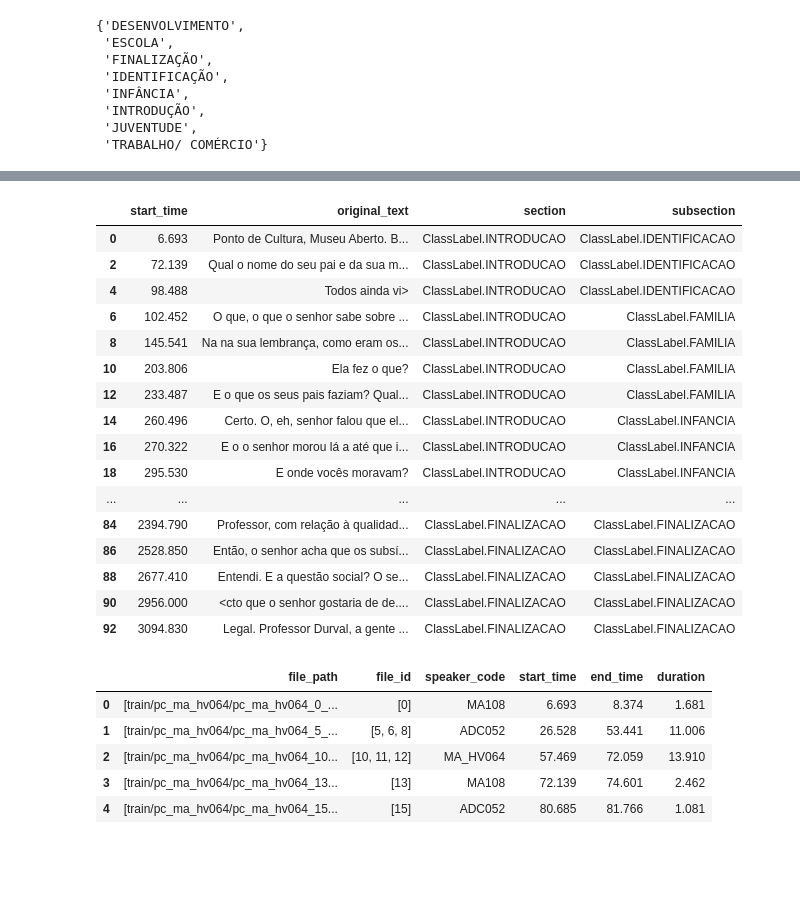
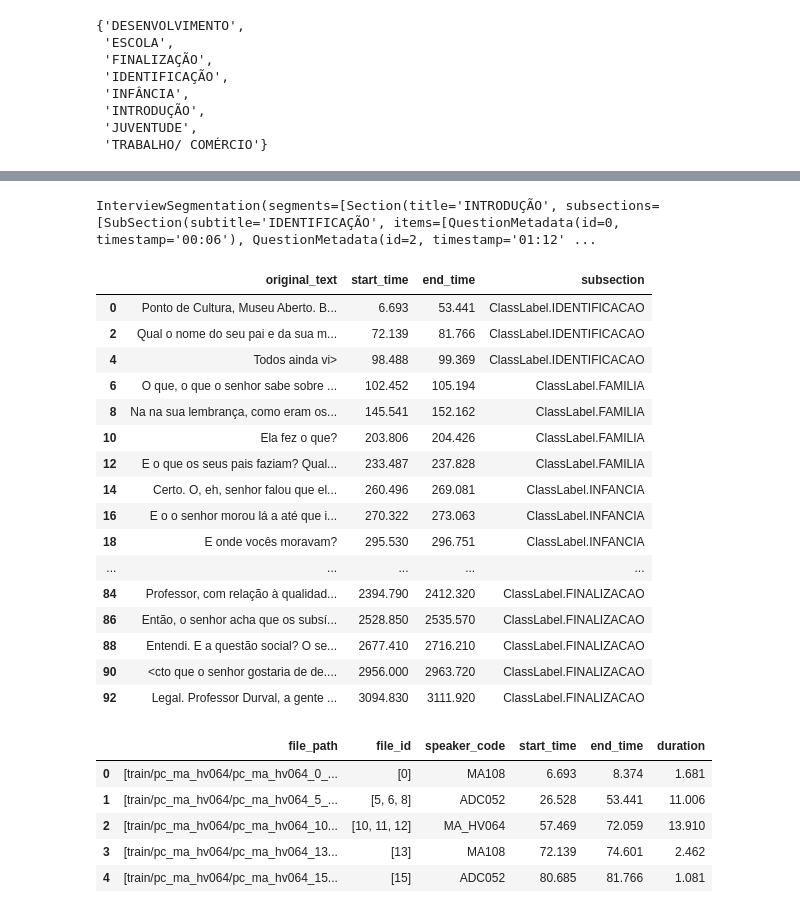
Before and after one commit to antonioMoreira/my-masters-degree, a Jupyter notebook: notebooks/mupe-dataset.ipynb, the cells around one changed output, grey strips where cells are left out. Saved outputs shown, nothing was run; the diff lists cells and outputs as text; code cells hidden in the pictures; blank space fills up the shorter version.

```diff
--- a/notebooks/mupe-dataset.ipynb
+++ b/notebooks/mupe-dataset.ipynb
@@ -447,5 +436,12 @@ questions_parsed = split_interview("\n".join(questions))
 # %%
-def split_interview_questions(questions:str) -> InterviewSegmentation | None:
+def split_interview_questions(sample_df: pd.DataFrame, interview_code:str) -> InterviewSegmentation | None:
+    questions_list = []
+    questions_df = sample_df[sample_df["speaker_code"] == interview_code][["original_text", "start_time"]]
+
+    assert not questions_df.empty, f"No questions found for interview_code={interview_code}"
+
+    for row in questions_df.itertuples():
+        questions_list.append(f"{row.Index} - {int(row.start_time//60):02d}:{int(row.start_time%60):02d} - {row.original_text}")
 
     #TODO should move the content locally?
     with open("./roteiro_entrevista.md", "r") as f:
@@ -466,7 +462,7 @@ def split_interview_questions(questions:str) -> InterviewSegmentation | None:
     {roteiro_entrevista_md}
 
     TRANSCRIÇÃO PARA SEGMENTAR:
-    {questions}
+    {"\n".join(questions_list)}
     """
 
     client = genai.Client(
@@ -499,7 +495,7 @@ def split_interview_questions(questions:str) -> InterviewSegmentation | None:
             types.SafetySetting(
                 category=types.HarmCategory.HARM_CATEGORY_HARASSMENT,
                 threshold=types.HarmBlockThreshold.BLOCK_ONLY_HIGH,
-            ),
+            ),349, 352]
         ]
     )
 
@@ -517,6 +513,15 @@ def split_interview_questions(questions:str) -> InterviewSegmentation | None:
     except Exception as e:
         print(f"Erro na execução do Vertex AI: {e}")
         return None
+# %%
+interview_segmentation_859 = split_interview_questions(mupe_train_859, interview_code="ADC052_MA108")
+# %%
+questions_list = []
+questions_df = mupe_train_859[mupe_train_859["speaker_code"] == "ADC052_MA108"][["original_text", "start_time", "end_time"]]
+
+
+for row in questions_df.itertuples():
+    questions_list.append(f"{row.Index} - {int(row.start_time//60):02d}:{int(row.start_time%60):02d} - {row.original_text}")
 # %%
 questions_parsed = split_interview_questions("\n".join(questions))
 # %%
@@ -603,3 +584,14 @@ inter_questions_cp.head()
+# %%
+class ClassLabel(str, Enum):
+    INTRODUCAO = "INTRODUÇÃO"
+    IDENTIFICACAO = "IDENTIFICAÇÃO"
+    INFANCIA = "INFÂNCIA"
+    FAMILIA = "FAMÍLIA"
+    ESCOLA = "ESCOLA"
+    JUVENTUDE = "JUVENTUDE"
+    DESENVOLVIMENTO = "DESENVOLVIMENTO"
+    TRABALHO_COMERCIO = "TRABALHO/ COMÉRCIO"
+    FINALIZACAO = "FINALIZAÇÃO"
 # %%
 def classify_questions(
     questions_parsed: InterviewSegmentation,
@@ -625,50 +617,55 @@ def classify_questions(
     pd.DataFrame
         Copy of inter_questions with classification columns.
     """
     if level not in {"section", "subsection", None}:
         raise ValueError("level must be 'section', 'subsection', or None")
 
     id2cls: dict[int, tuple[ClassLabel, ClassLabel, str]] = {}
     for seg in questions_parsed.segments:
         for sub in seg.subsections:
             for item in sub.items:
                 id2cls[item.id] = (
                     ClassLabel(seg.title),
                     ClassLabel(sub.subtitle),
                     item.timestamp,
                 )
 
     missing = set(inter_questions.index) - set(id2cls.keys())
     if missing:
         raise ValueError(f"Unclassified question ids: {sorted(missing)}")
 
     df = inter_questions.copy()
     if level in (None, "section"):
         df["section"] = df.index.map(lambda i: id2cls[i][0])
     if level in (None, "subsection"):
         df["subsection"] = df.index.map(lambda i: id2cls[i][1])
     return df
 
+
+display(interview_segmentation_859)
+#[1, 2, 3, 4, 7, 9, 14, 349, 352]
+
 classify_questions(
-    questions_parsed=questions_parsed,
-    inter_questions=inter_questions,
-    level=None
+    questions_parsed=interview_segmentation_859,
+    inter_questions=questions_df,
+    level="subsection"
 )
 # %% [output]
+InterviewSegmentation(segments=[Section(title='INTRODUÇÃO', subsections=[SubSection(subtitle='IDENTIFICAÇÃO', items=[QuestionMetadata(id=0, timestamp='00:06'), QuestionMetadata(id=2, timestamp='01:12' ...
-|  | start_time | original_text | section | subsection |
-| 0 | 6.693 | Ponto de Cultura, Museu Aberto. B... | ClassLabel.INTRODUCAO | ClassLabel.IDENTIFICACAO |
-| 2 | 72.139 | Qual o nome do seu pai e da sua m... | ClassLabel.INTRODUCAO | ClassLabel.IDENTIFICACAO |
-| 4 | 98.488 | Todos ainda vi> | ClassLabel.INTRODUCAO | ClassLabel.IDENTIFICACAO |
-| 6 | 102.452 | O que, o que o senhor sabe sobre ... | ClassLabel.INTRODUCAO | ClassLabel.FAMILIA |
-| 8 | 145.541 | Na na sua lembrança, como eram os... | ClassLabel.INTRODUCAO | ClassLabel.FAMILIA |
-| 10 | 203.806 | Ela fez o que? | ClassLabel.INTRODUCAO | ClassLabel.FAMILIA |
-| 12 | 233.487 | E o que os seus pais faziam? Qual... | ClassLabel.INTRODUCAO | ClassLabel.FAMILIA |
-| 14 | 260.496 | Certo. O, eh, senhor falou que el... | ClassLabel.INTRODUCAO | ClassLabel.INFANCIA |
-| 16 | 270.322 | E o o senhor morou lá a até que i... | ClassLabel.INTRODUCAO | ClassLabel.INFANCIA |
-| 18 | 295.530 | E onde vocês moravam? | ClassLabel.INTRODUCAO | ClassLabel.INFANCIA |
+|  | original_text | start_time | end_time | subsection |
+| 0 | Ponto de Cultura, Museu Aberto. B... | 6.693 | 53.441 | ClassLabel.IDENTIFICACAO |
+| 2 | Qual o nome do seu pai e da sua m... | 72.139 | 81.766 | ClassLabel.IDENTIFICACAO |
+| 4 | Todos ainda vi> | 98.488 | 99.369 | ClassLabel.IDENTIFICACAO |
+| 6 | O que, o que o senhor sabe sobre ... | 102.452 | 105.194 | ClassLabel.FAMILIA |
+| 8 | Na na sua lembrança, como eram os... | 145.541 | 152.162 | ClassLabel.FAMILIA |
+| 10 | Ela fez o que? | 203.806 | 204.426 | ClassLabel.FAMILIA |
+| 12 | E o que os seus pais faziam? Qual... | 233.487 | 237.828 | ClassLabel.FAMILIA |
+| 14 | Certo. O, eh, senhor falou que el... | 260.496 | 269.081 | ClassLabel.INFANCIA |
+| 16 | E o o senhor morou lá a até que i... | 270.322 | 273.063 | ClassLabel.INFANCIA |
+| 18 | E onde vocês moravam? | 295.530 | 296.751 | ClassLabel.INFANCIA |
 | ... | ... | ... | ... | ... |
-| 84 | 2394.790 | Professor, com relação à qualidad... | ClassLabel.FINALIZACAO | ClassLabel.FINALIZACAO |
-| 86 | 2528.850 | Então, o senhor acha que os subsí... | ClassLabel.FINALIZACAO | ClassLabel.FINALIZACAO |
-| 88 | 2677.410 | Entendi. E a questão social? O se... | ClassLabel.FINALIZACAO | ClassLabel.FINALIZACAO |
-| 90 | 2956.000 | <cto que o senhor gostaria de de.... | ClassLabel.FINALIZACAO | ClassLabel.FINALIZACAO |
-| 92 | 3094.830 | Legal. Professor Durval, a gente ... | ClassLabel.FINALIZACAO | ClassLabel.FINALIZACAO |
+| 84 | Professor, com relação à qualidad... | 2394.790 | 2412.320 | ClassLabel.FINALIZACAO |
+| 86 | Então, o senhor acha que os subsí... | 2528.850 | 2535.570 | ClassLabel.FINALIZACAO |
+| 88 | Entendi. E a questão social? O se... | 2677.410 | 2716.210 | ClassLabel.FINALIZACAO |
+| 90 | <cto que o senhor gostaria de de.... | 2956.000 | 2963.720 | ClassLabel.FINALIZACAO |
+| 92 | Legal. Professor Durval, a gente ... | 3094.830 | 3111.920 | ClassLabel.FINALIZACAO |
```
Also changed, not shown: parts of 7 cells of this notebook, 2 other files.
